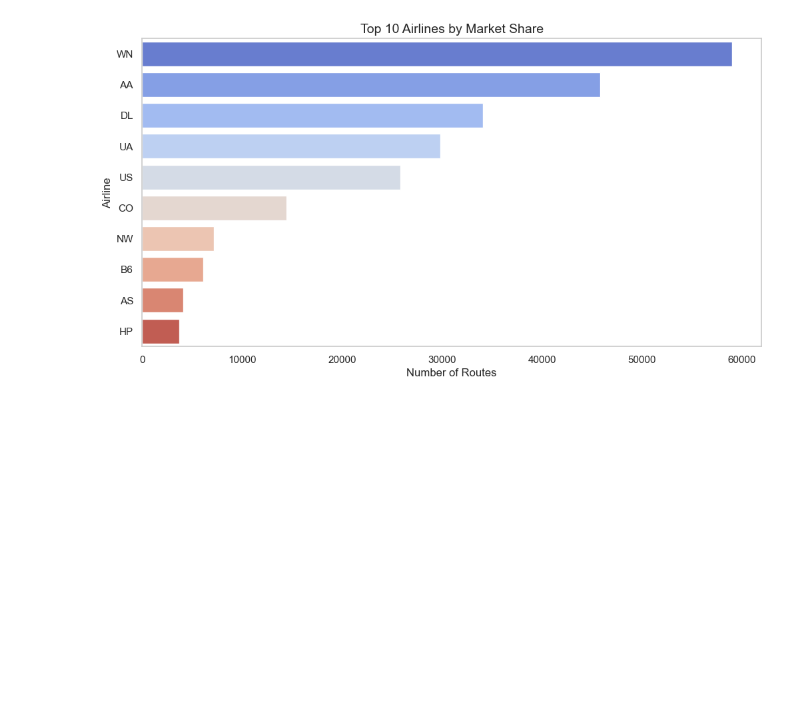
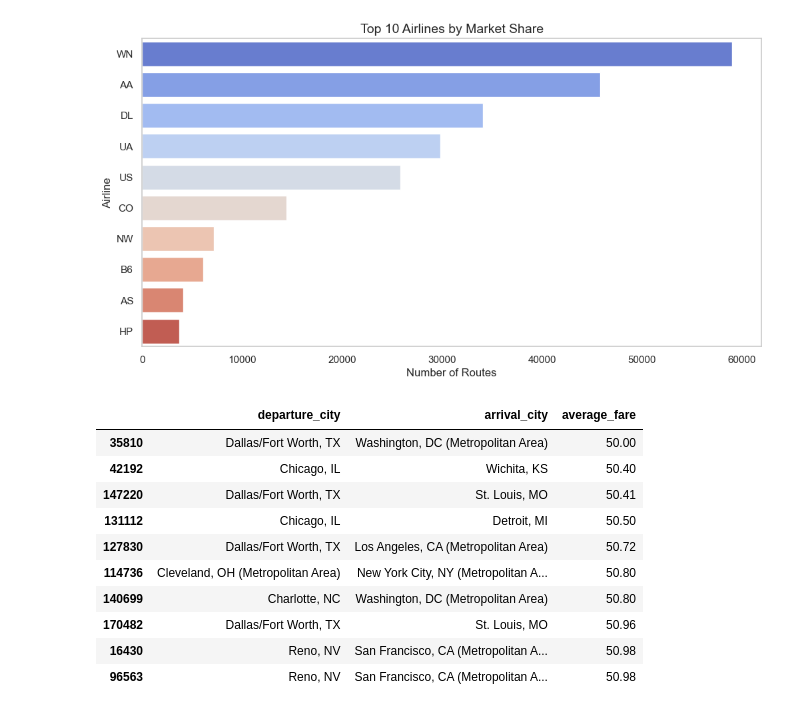
Before and after one commit to CamdenBeck/Project_03, a Jupyter notebook: Kelvin/data.ipynb, the cells around one changed output. Saved outputs shown, nothing was run; the diff lists cells and outputs as text; code cells hidden in the pictures; blank space fills up the shorter version.

```diff
--- a/Kelvin/data.ipynb
+++ b/Kelvin/data.ipynb
@@ -280,3 +280,19 @@ Passing `palette` without assigning `hue` is deprecated and will be removed in v
 
   sns.barplot(y=top_airlines.index, x=top_airlines.values, palette="coolwarm")
 [figure]
+# %%
+# Cheapest routes
+cheapest_routes = df_cleaned.nsmallest(10, "average_fare")[["departure_city", "arrival_city", "average_fare"]]
+cheapest_routes
+# %% [output]
+|  | departure_city | arrival_city | average_fare |
+| 35810 | Dallas/Fort Worth, TX | Washington, DC (Metropolitan Area) | 50.00 |
+| 42192 | Chicago, IL | Wichita, KS | 50.40 |
+| 147220 | Dallas/Fort Worth, TX | St. Louis, MO | 50.41 |
+| 131112 | Chicago, IL | Detroit, MI | 50.50 |
+| 127830 | Dallas/Fort Worth, TX | Los Angeles, CA (Metropolitan Area) | 50.72 |
+| 114736 | Cleveland, OH (Metropolitan Area) | New York City, NY (Metropolitan A... | 50.80 |
+| 140699 | Charlotte, NC | Washington, DC (Metropolitan Area) | 50.80 |
+| 170482 | Dallas/Fort Worth, TX | St. Louis, MO | 50.96 |
+| 16430 | Reno, NV | San Francisco, CA (Metropolitan A... | 50.98 |
+| 96563 | Reno, NV | San Francisco, CA (Metropolitan A... | 50.98 |
```
Also changed, not shown: parts of 1 cell of this notebook.
